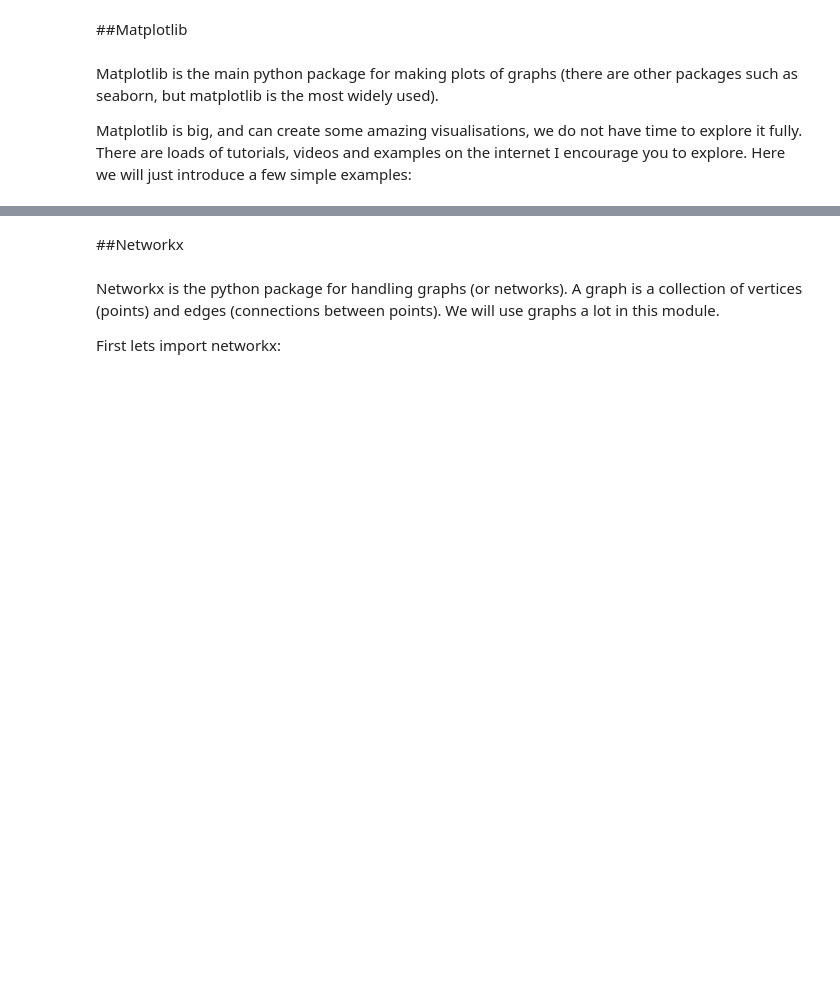
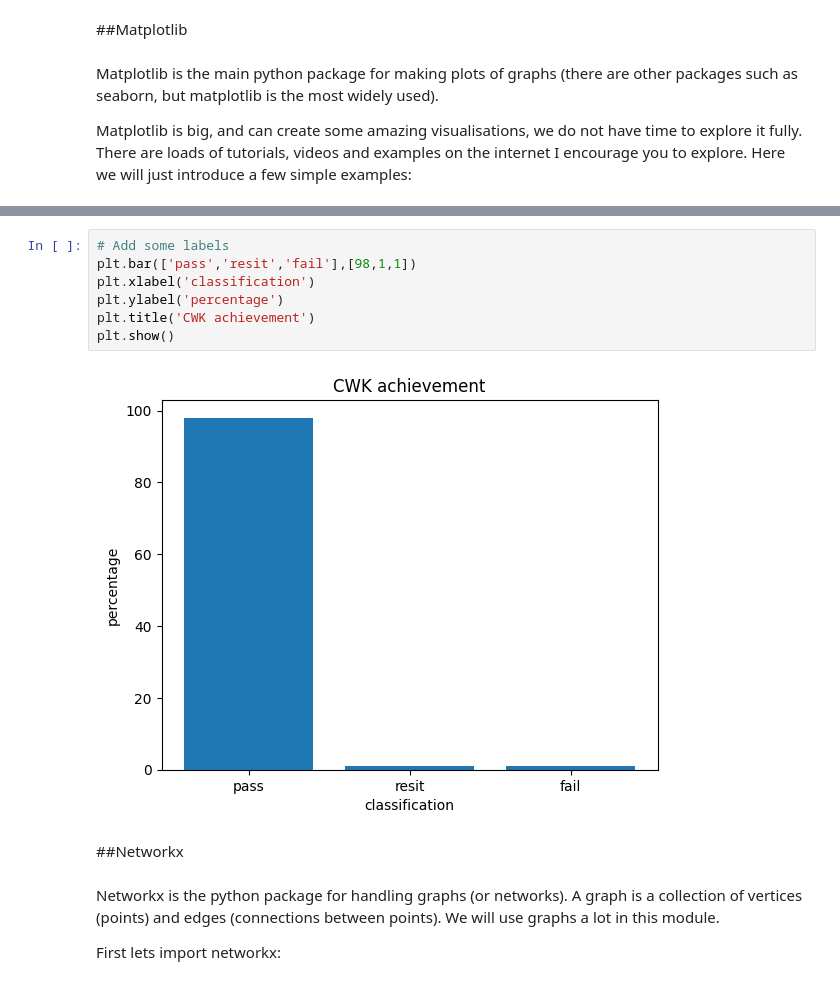
Before and after one commit to JasonPSmith/NTUMathsTeaching, a Jupyter notebook: IntroToDiscreteMaths/IDMA_Lectures_Partially_Filled.ipynb, the cells around one changed output, grey strips where cells are left out. Saved outputs shown, nothing was run; the diff lists cells and outputs as text; blank space fills up the shorter version.

```diff
--- a/IntroToDiscreteMaths/IDMA_Lectures_Partially_Filled.ipynb
+++ b/IntroToDiscreteMaths/IDMA_Lectures_Partially_Filled.ipynb
@@ -1580,3 +1797,12 @@ Matplotlib is big, and can create some amazing visualisations, we do not have ti
+# %%
+# Add some labels
+plt.bar(['pass','resit','fail'],[98,1,1])
+plt.xlabel('classification')
+plt.ylabel('percentage')
+plt.title('CWK achievement')
+plt.show()
+# %% [output]
+[figure, added]
 # %% [markdown]
 ##Networkx
 # %% [markdown]
```
Also changed, not shown: parts of 40 cells of this notebook.
